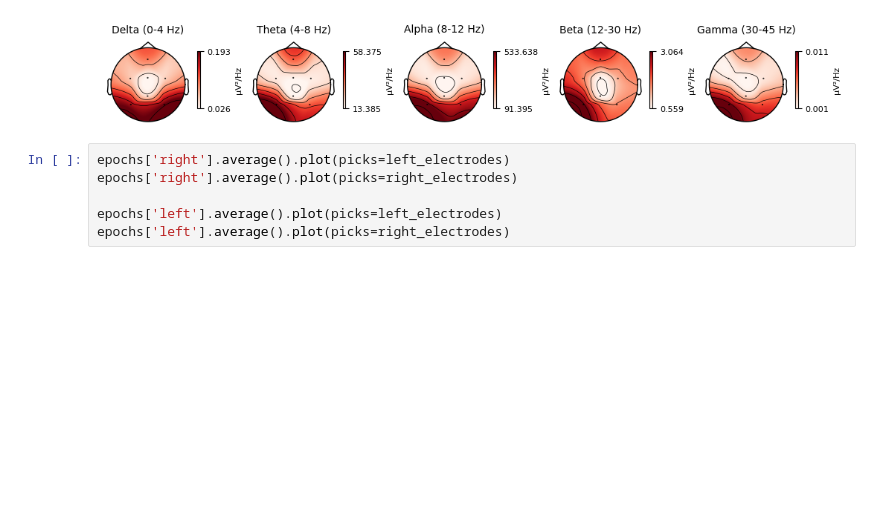
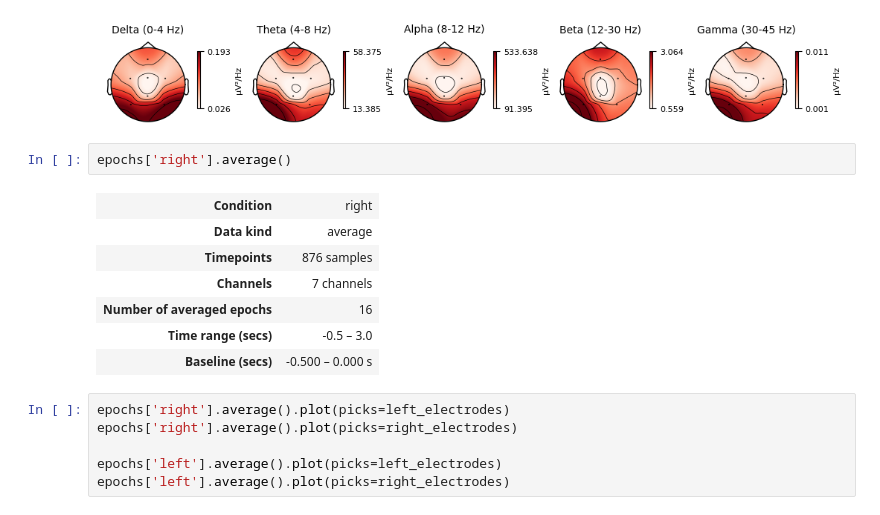
Before and after one commit to WasupolHengsritawat/Two-dimensional-Movement-Control-BCI, a Jupyter notebook: offline_experiment.ipynb, the cells around one changed output. Drawn from its saved outputs; the diff is of its cells as text; blank space fills up the shorter version.

```diff
--- a/offline_experiment.ipynb
+++ b/offline_experiment.ipynb
@@ -241,6 +236,16 @@ epochs['left'].compute_psd().plot_topomap();
 # %% [output]
     Using multitaper spectrum estimation with 7 DPSS windows
 [figure]
+# %%
+epochs['right'].average()
+# %% [output]
+| Condition | right |
+| Data kind | average |
+| Timepoints | 876 samples |
+| Channels | 7 channels |
+| Number of averaged epochs | 16 |
+| Time range (secs) | -0.5 – 3.0 |
+| Baseline (secs) | -0.500 – 0.000 s |
 # %%
 epochs['right'].average().plot(picks=left_electrodes)
 epochs['right'].average().plot(picks=right_electrodes)
```
Also changed, not shown: parts of 13 cells of this notebook, 1 other file.
